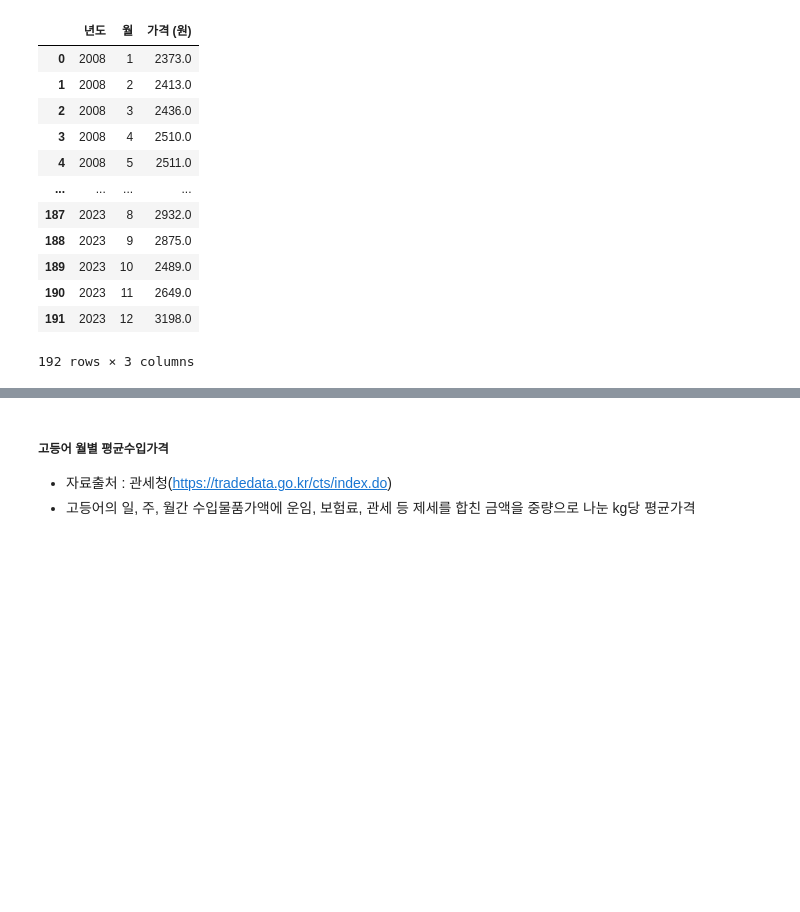
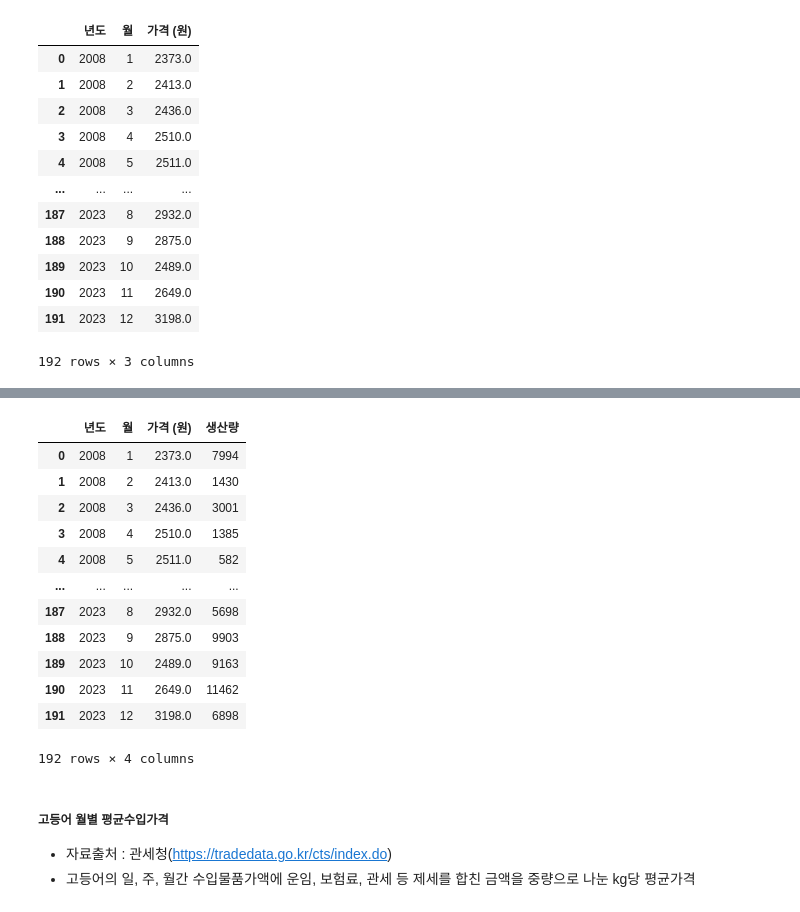
Before and after one commit to dlwogus552/big_data_project, a Jupyter notebook: python/mackerel_data.ipynb, the cells around one changed output, grey strips where cells are left out. Drawn from its saved outputs; the diff is of its cells as text; code cells hidden in the pictures; blank space fills up the shorter version.

```diff
--- a/python/mackerel_data.ipynb
+++ b/python/mackerel_data.ipynb
@@ -53,0 +61,7 @@ mackerel_price.to_csv('data/mackerel/mackerel_price_interpolate.csv', index=Fals
+# %%
+# 데이터 불러오기
+mackerel_output=pd.read_csv('./data/mackerel/부산_고등어_생산량(선어).csv',encoding='cp949')
+# %%
+# 가격 비교를 위한 mackerel
+mackerel_for_price=mackerel_output[mackerel_output['년도']<=2023]
+mackerel_for_price
@@ -54,3 +82,21 @@ mackerel_price.to_csv('data/mackerel/mackerel_price_interpolate.csv', index=Fals
+# %%
+# merge
+mackerel=pd.merge(mackerel_price,mackerel_for_price,on=['년도','월'])
+mackerel
+# %% [output]
+|  | 년도 | 월 | 가격 (원) | 생산량 |
+| 0 | 2008 | 1 | 2373.0 | 7994 |
+| 1 | 2008 | 2 | 2413.0 | 1430 |
+| 2 | 2008 | 3 | 2436.0 | 3001 |
+| 3 | 2008 | 4 | 2510.0 | 1385 |
+| 4 | 2008 | 5 | 2511.0 | 582 |
+| ... | ... | ... | ... | ... |
+| 187 | 2023 | 8 | 2932.0 | 5698 |
+| 188 | 2023 | 9 | 2875.0 | 9903 |
+| 189 | 2023 | 10 | 2489.0 | 9163 |
+| 190 | 2023 | 11 | 2649.0 | 11462 |
+| 191 | 2023 | 12 | 3198.0 | 6898 |
+192 rows × 4 columns
 # %% [markdown]
 ##### 고등어 월별 평균수입가격
 
```
Also changed, not shown: parts of 4 cells of this notebook, 1 other file.
